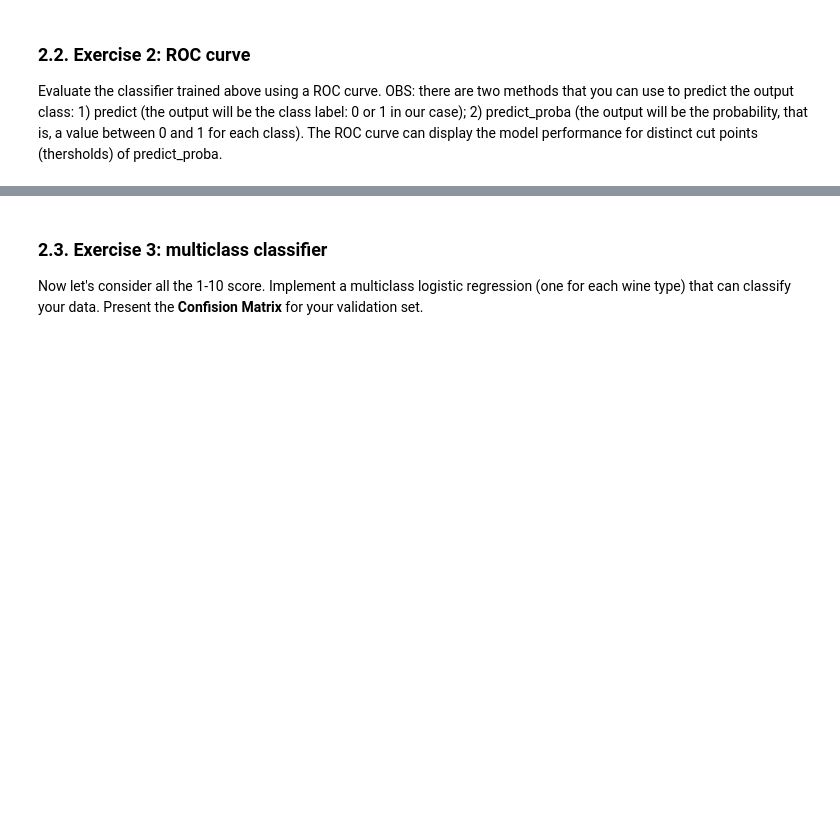
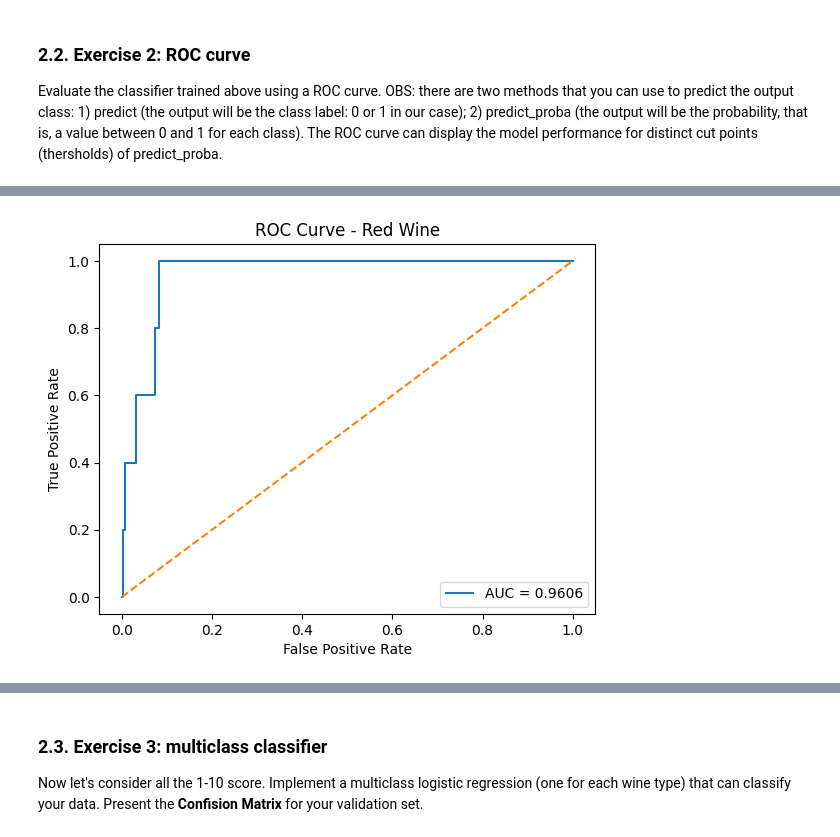
Before and after one commit to GabCAD92/Machine-learning-tasks, a Jupyter notebook: Classification_and_Regression_practice.ipynb, the cells around one changed output, grey strips where cells are left out. Saved outputs shown, nothing was run; the diff lists cells and outputs as text; code cells hidden in the pictures; blank space fills up the shorter version.

```diff
--- a/Classification_and_Regression_practice.ipynb
+++ b/Classification_and_Regression_practice.ipynb
@@ -105,3 +187,87 @@ Initially, let's try to classify only the best wines. Consider that **red wines*
 ### 2.2. Exercise 2: ROC curve
 
 Evaluate the classifier trained above using a ROC curve. OBS: there are two methods that you can use to predict the output class: 1) predict (the output will be the class label: 0 or 1 in our case); 2) predict_proba (the output will be the probability, that is, a value between 0 and 1 for each class). The ROC curve can display the model performance for distinct cut points (thersholds) of predict_proba.
+# %%
+# =========================================
+# 1. Import Libraries
+# =========================================
+import pandas as pd
+import numpy as np
+import matplotlib.pyplot as plt
+
+from sklearn.model_selection import train_test_split
+from sklearn.preprocessing import StandardScaler
+from sklearn.linear_model import LogisticRegression
+from sklearn.metrics import roc_curve, auc
+
+# =========================================
+# 2. Load Dataset
+# =========================================
+red = pd.read_csv('winequality-red.csv', sep=';')
+white = pd.read_csv('winequality-white.csv', sep=';')
+
+# =========================================
+# 3. Create Binary Target
+# =========================================
+def prepare_data(df):
+    df = df.copy()
+    df['best'] = df['quality'].apply(lambda x: 1 if x >= 8 else 0)
+
+    X = df.drop(['quality', 'best'], axis=1)
+    y = df['best']
+
+    return X, y
+
+# =========================================
+# 4. Function to Train + ROC
+# =========================================
+def plot_roc(X, y, title):
+
+    # Split
+    X_train, X_test, y_train, y_test = train_test_split(
+        X, y, test_size=0.2, random_state=42
+    )
+
+    # Scale
+    scaler = StandardScaler()
+    X_train = scaler.fit_transform(X_train)
+    X_test = scaler.transform(X_test)
+
+    # Train model
+    model = LogisticRegression(max_iter=1000)
+    model.fit(X_train, y_train)
+
+    # Get probabilities (IMPORTANT)
+    y_prob = model.predict_proba(X_test)[:, 1]
+
+    # ROC curve
+    fpr, tpr, thresholds = roc_curve(y_test, y_prob)
+    roc_auc = auc(fpr, tpr)
+
+    # Plot
+    plt.figure()
+    plt.plot(fpr, tpr, label=f'AUC = {roc_auc:.4f}')
+    plt.plot([0,1], [0,1], linestyle='--')  # random model line
+    plt.xlabel('False Positive Rate')
+    plt.ylabel('True Positive Rate')
+    plt.title(f'ROC Curve - {title}')
+    plt.legend()
+    plt.show()
+
+    return roc_auc
+
+# =========================================
+# 5. Run for Both Datasets
+# =========================================
+X_red, y_red = prepare_data(red)
+X_white, y_white = prepare_data(white)
+
+print("RED WINE ROC")
+auc_red = plot_roc(X_red, y_red, "Red Wine")
+
+print("WHITE WINE ROC")
+auc_white = plot_roc(X_white, y_white, "White Wine")
+
+print(f"\nRed Wine AUC: {auc_red:.4f}")
+print(f"White Wine AUC: {auc_white:.4f}")
+# %% [output]
@@ -107,0 +275 @@ Evaluate the classifier trained above using a ROC curve. OBS: there are two meth
+[figure, added]
```
Also changed, not shown: parts of 15 cells of this notebook.
